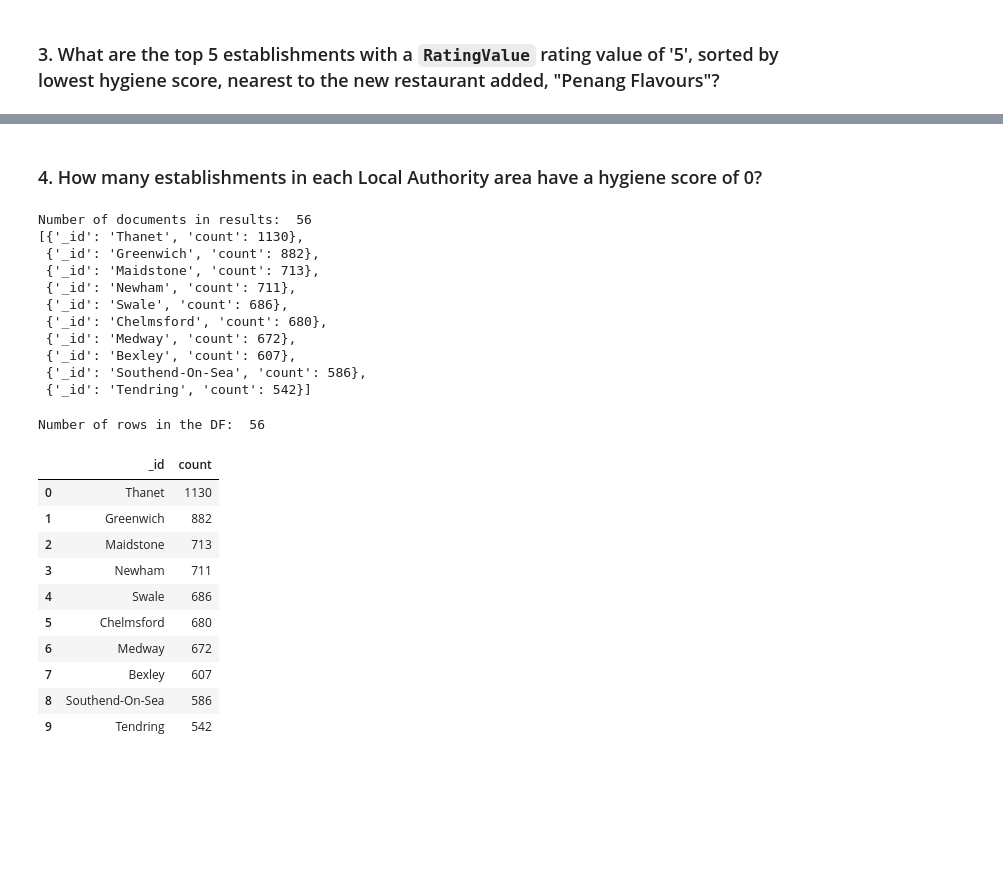
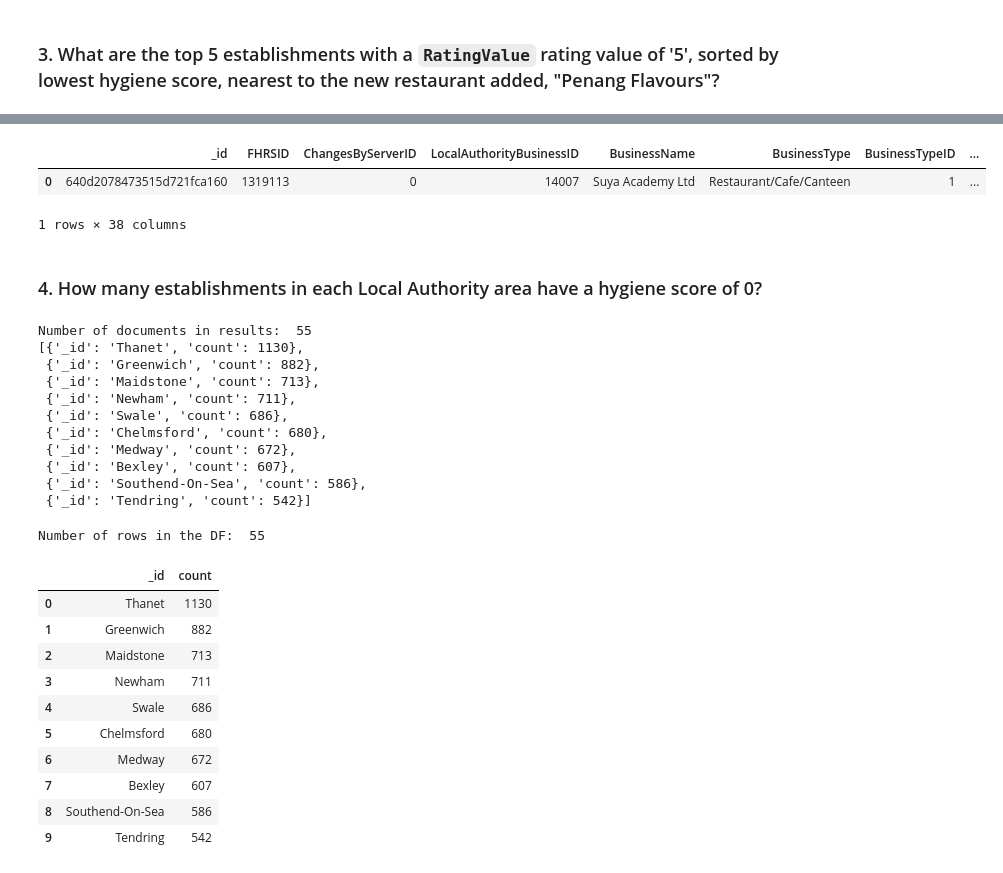
Before and after one commit to Gorbulin1989/nosql-challenge, a Jupyter notebook: Starter_Code/NoSQL_analysis_starter.ipynb, the cells around one changed output, grey strips where cells are left out. Saved outputs shown, nothing was run; the diff lists cells and outputs as text; code cells hidden in the pictures; blank space fills up the shorter version.

```diff
--- a/Starter_Code/NoSQL_analysis_starter.ipynb
+++ b/Starter_Code/NoSQL_analysis_starter.ipynb
@@ -196,3 +142,0 @@ establishments.find_one()
-# %%
-establishments.update_many({},[{'$set':{'geocode.longitude':{'$toDouble':'$geocode.longitude'}}}])
-establishments.update_many({},[{'$set':{'geocode.latitude':{'$toDouble':'$geocode.latitude'}}}])
@@ -207,8 +149,19 @@ establishments.update_many({},[{'$set':{'geocode.latitude':{'$toDouble':'$geocod
 degree_search = 0.01
 latitude = 51.49014200
 longitude = 0.08384000
+center_point = [longitude,latitude]
 
-query = {'RatingValue':{'$eq': '5'}}
-sort =  [('scores.Hygiene', -1)]
+
+geo_query = {'geocode':{"$geoWithin":{"$centerSphere":[center_point,degree_search/3963.2]}}}
+rating_query = {'RatingValue': {'$eq': '5'}}
+sort = [('scores.Hygiene', -1)]
+query = {'$and': [geo_query, rating_query]}
+
 
 # Print the results
+
+results = establishments.find(query)
+for result in results:
+    pprint(result)
+
+rating_5 = pd.json_normalize(result)
@@ -215,5 +186,10 @@ sort =  [('scores.Hygiene', -1)]
 # %%
 # Convert result to Pandas DataFrame
+rating_5.head()
+# %% [output]
+|  | _id | FHRSID | ChangesByServerID | LocalAuthorityBusinessID | BusinessName | BusinessType | BusinessTypeID | ... |
+| 0 | 640d2078473515d721fca160 | 1319113 | 0 | 14007 | Suya Academy Ltd | Restaurant/Cafe/Canteen | 1 | ... |
+1 rows × 38 columns
 # %% [markdown]
 ### 4. How many establishments in each Local Authority area have a hygiene score of 0?
 # %%
@@ -232,7 +208,7 @@ print("Number of documents in results: ", len(results))
 # Print the first 10 results
 pprint(results[0:10])
 # %% [output]
-Number of documents in results:  56
+Number of documents in results:  55
 [{'_id': 'Thanet', 'count': 1130},
  {'_id': 'Greenwich', 'count': 882},
  {'_id': 'Maidstone', 'count': 713},
@@ -253,7 +229,7 @@ print("Number of rows in the DF: ", len(No_Hygiene_df['_id']))
 # Display the first 10 rows of the DataFrame
 No_Hygiene_df.head(10)
 # %% [output]
-Number of rows in the DF:  56
+Number of rows in the DF:  55
 |  | _id | count |
 | 0 | Thanet | 1130 |
 | 1 | Greenwich | 882 |
```
Also changed, not shown: parts of 10 cells of this notebook.
